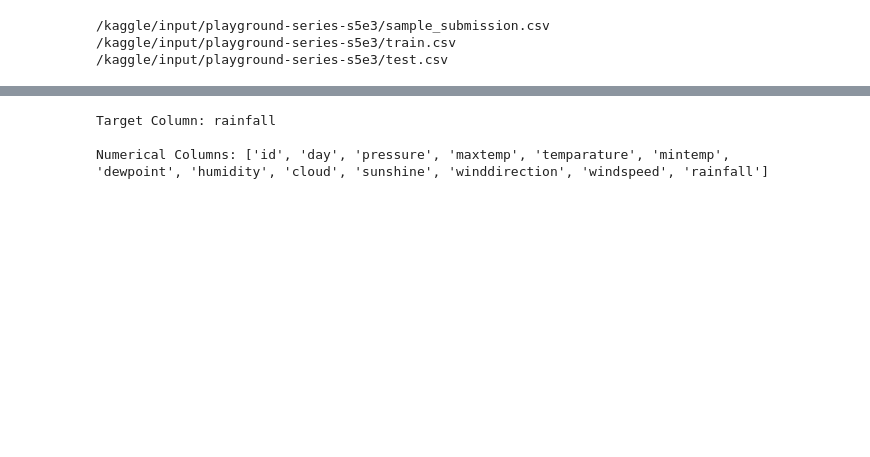
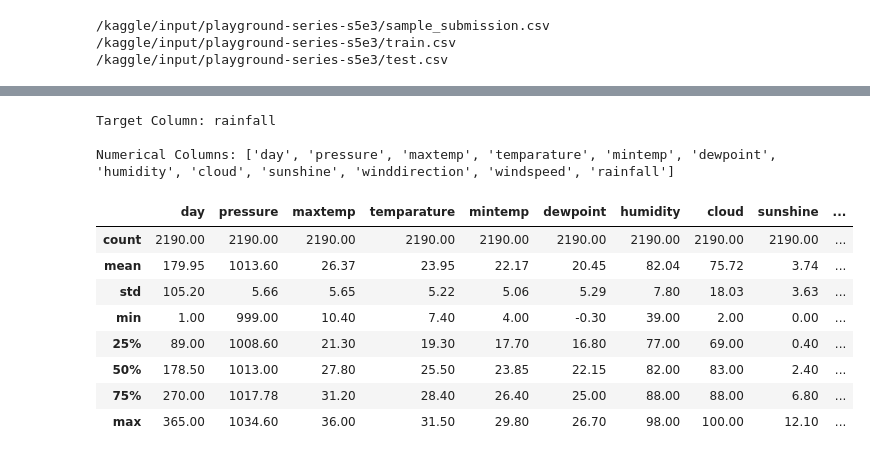
Before and after one commit to Adrien-1997/kaggle-learning, a Jupyter notebook: S5E03.ipynb, the cells around one changed output, grey strips where cells are left out. Drawn from its saved outputs; the diff is of its cells as text; code cells hidden in the pictures; blank space fills up the shorter version.

```diff
--- a/S5E03.ipynb
+++ b/S5E03.ipynb
@@ -34,6 +72,7 @@ test_df = pd.read_csv('/kaggle/input/playground-series-s5e3/test.csv')
 # %%
 # Save 'id' column for submission
 test_ids = test_df['id']
+train_df = train_df.drop(columns=['id'])
 
 # Define the target column
 target_column = 'rainfall'
@@ -47,4 +86,16 @@ print("\nNumerical Columns:", numerical_columns.tolist())
 # %% [output]
 Target Column: rainfall
 
-Numerical Columns: ['id', 'day', 'pressure', 'maxtemp', 'temparature', 'mintemp', 'dewpoint', 'humidity', 'cloud', 'sunshine', 'winddirection', 'windspeed', 'rainfall']
+Numerical Columns: ['day', 'pressure', 'maxtemp', 'temparature', 'mintemp', 'dewpoint', 'humidity', 'cloud', 'sunshine', 'winddirection', 'windspeed', 'rainfall']
+# %%
+train_df.describe().round(2)
+# %% [output]
+|  | day | pressure | maxtemp | temparature | mintemp | dewpoint | humidity | cloud | sunshine | ... |
+| count | 2190.00 | 2190.00 | 2190.00 | 2190.00 | 2190.00 | 2190.00 | 2190.00 | 2190.00 | 2190.00 | ... |
+| mean | 179.95 | 1013.60 | 26.37 | 23.95 | 22.17 | 20.45 | 82.04 | 75.72 | 3.74 | ... |
+| std | 105.20 | 5.66 | 5.65 | 5.22 | 5.06 | 5.29 | 7.80 | 18.03 | 3.63 | ... |
+| min | 1.00 | 999.00 | 10.40 | 7.40 | 4.00 | -0.30 | 39.00 | 2.00 | 0.00 | ... |
+| 25% | 89.00 | 1008.60 | 21.30 | 19.30 | 17.70 | 16.80 | 77.00 | 69.00 | 0.40 | ... |
+| 50% | 178.50 | 1013.00 | 27.80 | 25.50 | 23.85 | 22.15 | 82.00 | 83.00 | 2.40 | ... |
+| 75% | 270.00 | 1017.78 | 31.20 | 28.40 | 26.40 | 25.00 | 88.00 | 88.00 | 6.80 | ... |
+| max | 365.00 | 1034.60 | 36.00 | 31.50 | 29.80 | 26.70 | 98.00 | 100.00 | 12.10 | ... |
```
Also changed, not shown: parts of 9 cells of this notebook.
